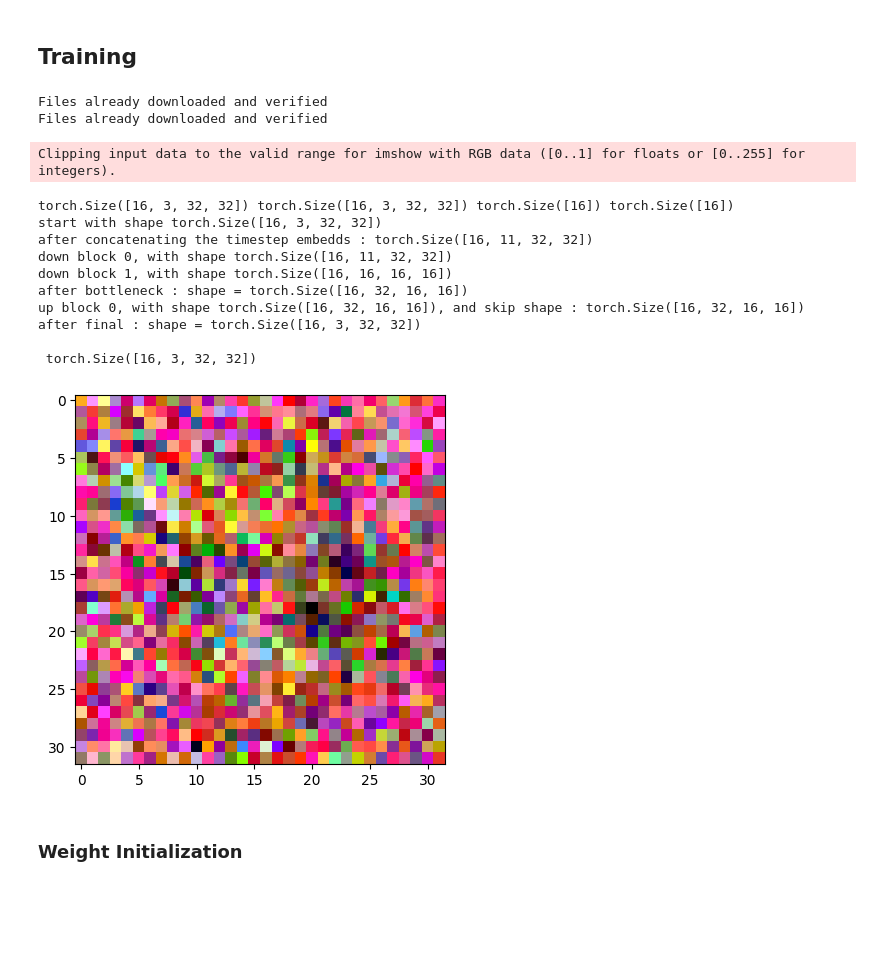
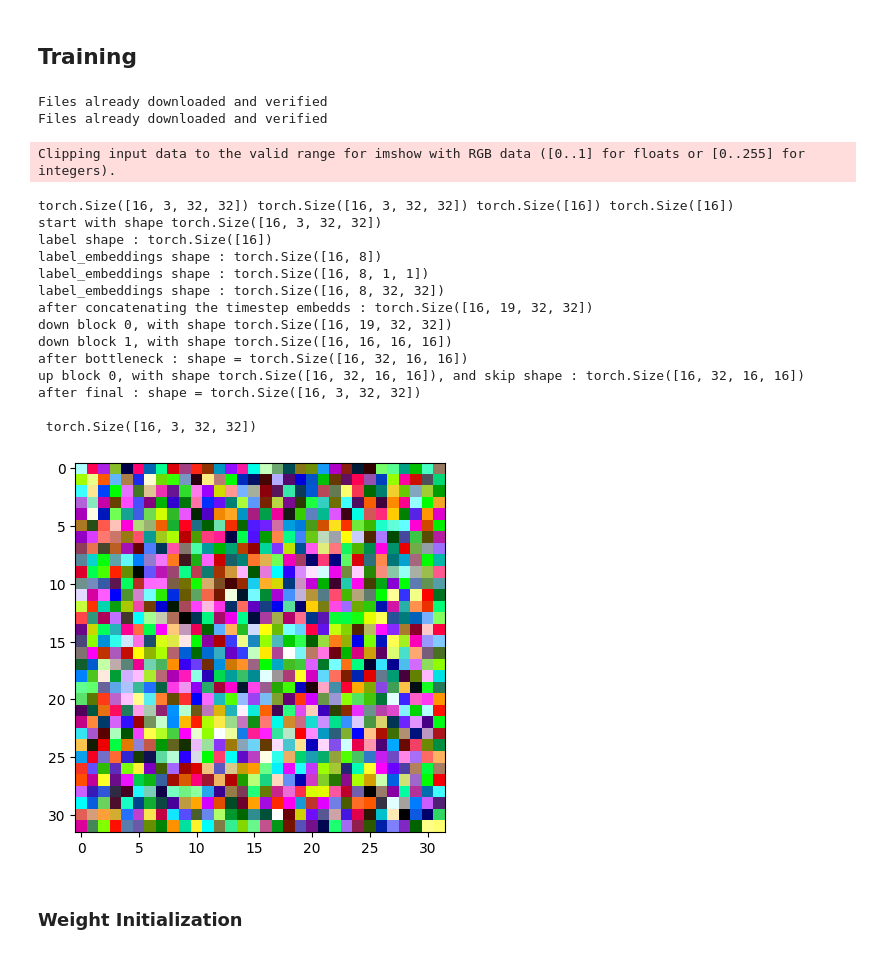
Before and after one commit to Nasotro/Diffusion-Implementation, a Jupyter notebook: v2.ipynb, the cells around one changed output. Saved outputs shown, nothing was run; the diff lists cells and outputs as text; code cells hidden in the pictures; blank space fills up the shorter version.

Commit message:
you can choose the number of conv layers

```diff
--- a/v2.ipynb
+++ b/v2.ipynb
@@ -134,41 +134,45 @@ class NoiseDataset():
 # %%
 max_time_steps = 1000
 batch_size = 16
 
 CosineNoise = CosineNoiseAdder(max_time_steps)
 
-train = NoiseDataset(MNIST_Dataset(), CosineNoise)
-test = NoiseDataset(MNIST_Dataset('test'), CosineNoise)
+# train = NoiseDataset(MNIST_Dataset(), CosineNoise)
+# test = NoiseDataset(MNIST_Dataset('test'), CosineNoise)
 
-# train = NoiseDataset(CIFAR10_Dataset(), CosineNoise)
-# test = NoiseDataset(CIFAR10_Dataset('test'), CosineNoise)
+train = NoiseDataset(CIFAR10_Dataset(), CosineNoise)
+test = NoiseDataset(CIFAR10_Dataset('test'), CosineNoise)
 
 train_loader = DataLoader(train, shuffle=True, batch_size=batch_size)
 test_loader = DataLoader(test, shuffle=False, batch_size=batch_size)
 
-net = Unet(16, 2, 8, initial_channels=3)
+net = Unet(16, depth=2, time_embed_dim=8, label_emb_dim=8, num_label=10, initial_channels=3, conv_layers=1)
 
 
 noisy_imgs, noises, time_steps, labels = next(iter(train_loader))
 print(noisy_imgs.shape, noises.shape, time_steps.shape, labels.shape)
-# noisy_imgs, noises = torchvision.transforms.Resize((32, 32))(noisy_imgs), torchvision.transforms.Resize((32, 32))(noises)
-print("\n", net(noisy_imgs, time_steps).shape)
+
+print("\n", net(noisy_imgs, time_steps, labels, verbose=1).shape)
 show_image(noisy_imgs[0])
 # %% [output]
 Files already downloaded and verified
 Files already downloaded and verified
 Clipping input data to the valid range for imshow with RGB data ([0..1] for floats or [0..255] for integers).
 torch.Size([16, 3, 32, 32]) torch.Size([16, 3, 32, 32]) torch.Size([16]) torch.Size([16])
 start with shape torch.Size([16, 3, 32, 32])
-after concatenating the timestep embedds : torch.Size([16, 11, 32, 32])
-down block 0, with shape torch.Size([16, 11, 32, 32])
+label shape : torch.Size([16])
+label_embeddings shape : torch.Size([16, 8])
+label_embeddings shape : torch.Size([16, 8, 1, 1])
+label_embeddings shape : torch.Size([16, 8, 32, 32])
+after concatenating the timestep embedds : torch.Size([16, 19, 32, 32])
+down block 0, with shape torch.Size([16, 19, 32, 32])
 down block 1, with shape torch.Size([16, 16, 16, 16])
 after bottleneck : shape = torch.Size([16, 32, 16, 16])
 up block 0, with shape torch.Size([16, 32, 16, 16]), and skip shape : torch.Size([16, 32, 16, 16])
 after final : shape = torch.Size([16, 3, 32, 32])
 
  torch.Size([16, 3, 32, 32])
-[figure, old version]
+[figure, new version]
 # %% [markdown]
 ### Weight Initialization
 # %%
```
Also changed, not shown: parts of 8 cells of this notebook, 4 other files.
